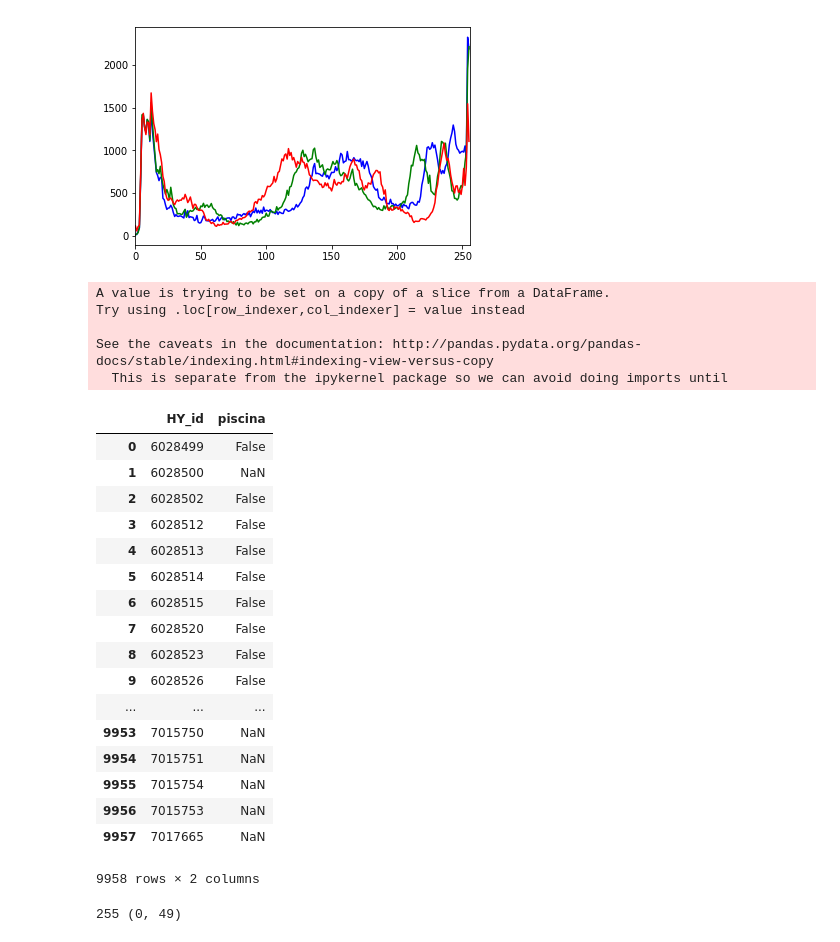
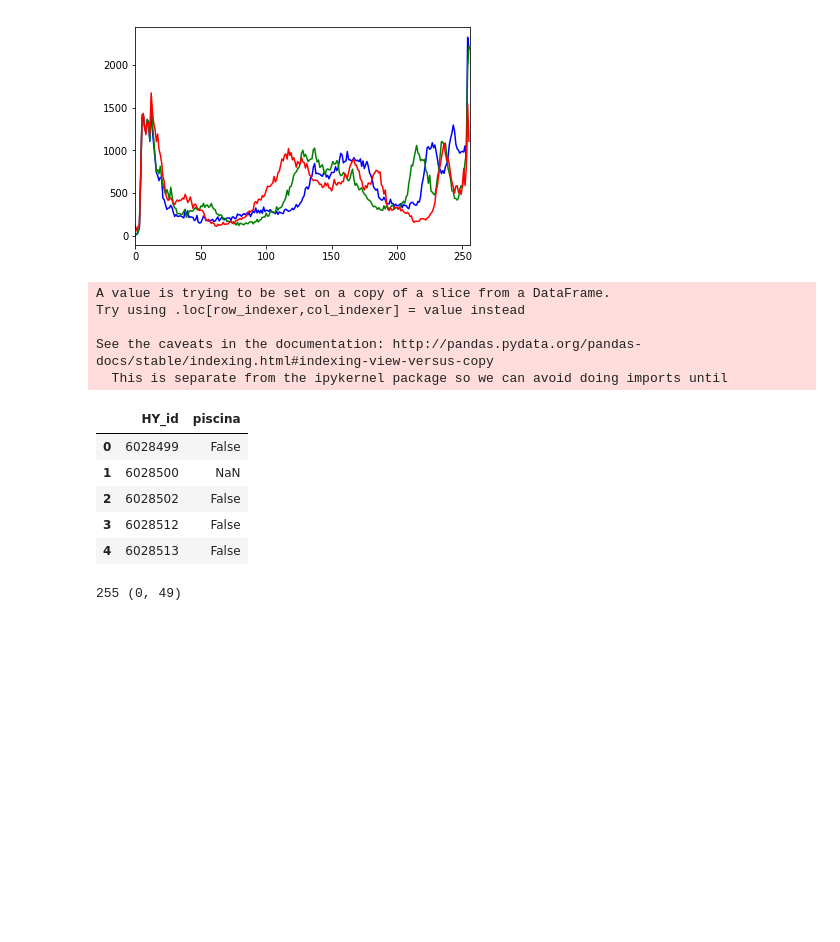
Before and after one commit to RohitUttam/UniversityHack2019, a Jupyter notebook: Expl_ini_images.ipynb, the cells around one changed output. Cells and saved outputs as stored; diff of their text form; code cells hidden in the pictures; blank space fills up the shorter version.

Commit message:
modelar_piscina.csv

```diff
--- a/Expl_ini_images.ipynb
+++ b/Expl_ini_images.ipynb
@@ -12,8 +12,8 @@ import numpy as np
 import scipy.misc as scpm
 %matplotlib inline
 # %%
-modelar = pd.read_csv('Modelar_UH2019.txt', sep="|")
-estimar = pd.read_csv('Estimar_UH2019.txt', sep="|")
+modelar = pd.read_csv('data/Modelar_UH2019.txt', sep="|")
+estimar = pd.read_csv('data/Estimar_UH2019.txt', sep="|")
 
 print('Modelar:', modelar.shape, 'Estimar:', estimar.shape)
 # %% [output]
@@ -108,33 +108,21 @@ plt.show()
 # %%
 modelar_p=modelar[['HY_id']]
 modelar_p.insert(1, 'piscina', False)
 modelar_p['piscina']=modelar.loc[modelar['HY_descripcion'].notnull()]['HY_descripcion'].str.contains('iscina')
-
-modelar_p
+modelar_p.to_csv('data/modelar_piscina.csv')
+modelar_p.head()
 # %% [output]
 A value is trying to be set on a copy of a slice from a DataFrame.
 Try using .loc[row_indexer,col_indexer] = value instead
 
 See the caveats in the documentation: http://pandas.pydata.org/pandas-docs/stable/indexing.html#indexing-view-versus-copy
   This is separate from the ipykernel package so we can avoid doing imports until
 |  | HY_id | piscina |
 | 0 | 6028499 | False |
 | 1 | 6028500 | NaN |
 | 2 | 6028502 | False |
 | 3 | 6028512 | False |
 | 4 | 6028513 | False |
-| 5 | 6028514 | False |
-| 6 | 6028515 | False |
-| 7 | 6028520 | False |
-| 8 | 6028523 | False |
-| 9 | 6028526 | False |
-| ... | ... | ... |
-| 9953 | 7015750 | NaN |
-| 9954 | 7015751 | NaN |
-| 9955 | 7015754 | NaN |
-| 9956 | 7015753 | NaN |
-| 9957 | 7017665 | NaN |
-9958 rows × 2 columns
 # %%
 import cv2
 
```
Also changed, not shown: 1 other file.
